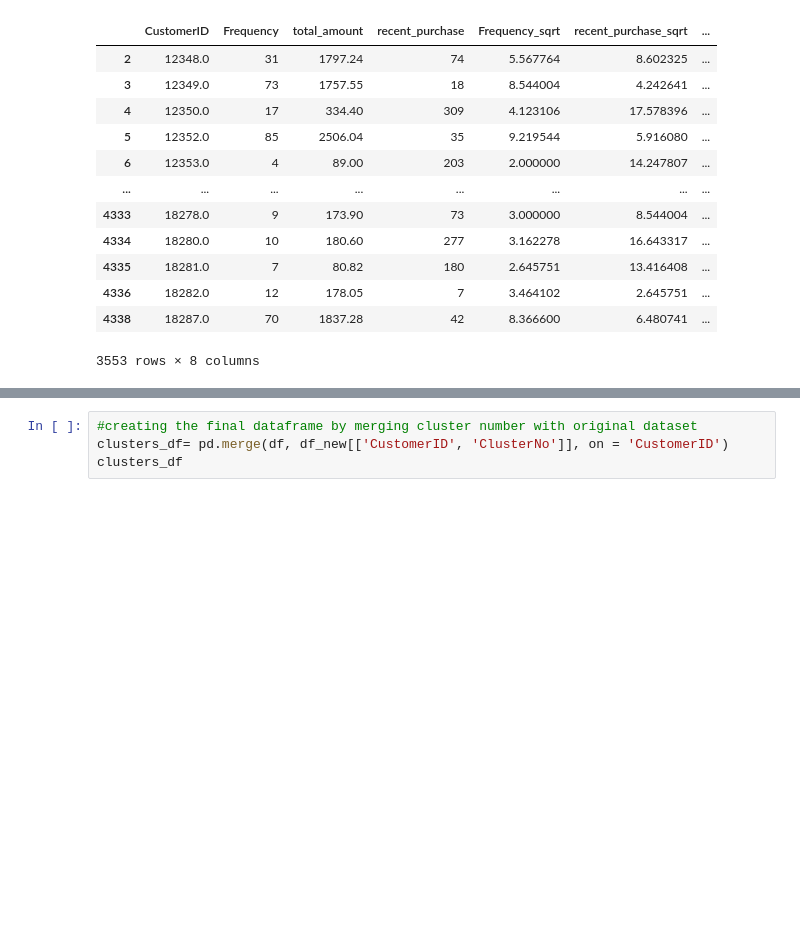
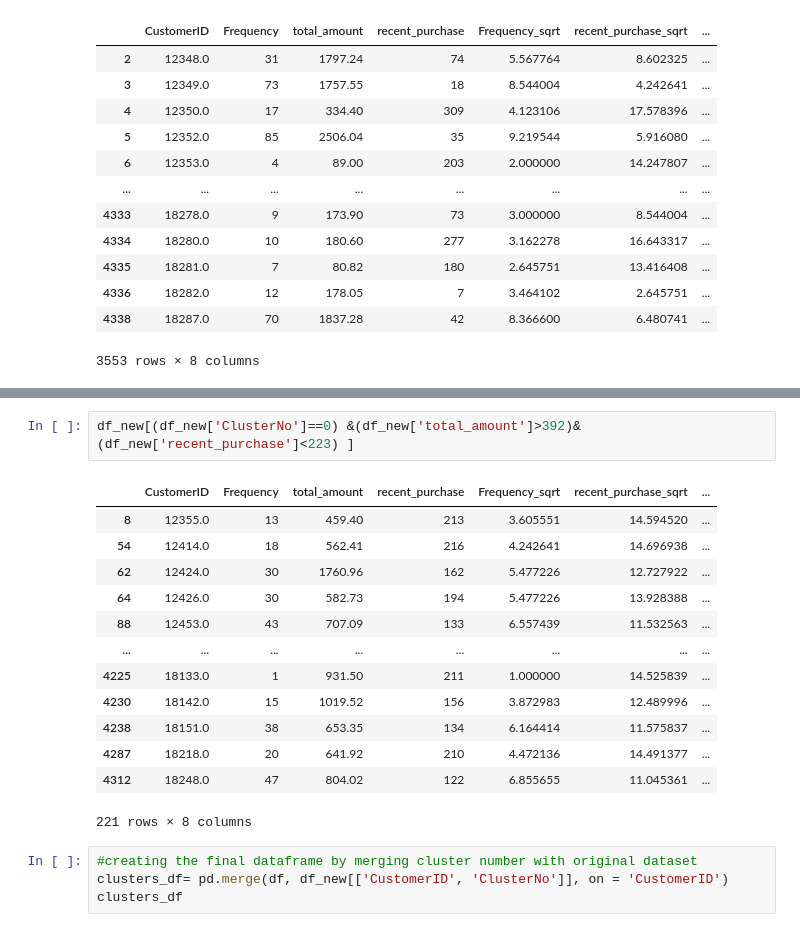
Before and after one commit to shreesha2304/Online-Retail-Customer-Segmentation, a Jupyter notebook: Online_Retail_Customer_Segmentation_Capstone_Project.ipynb, the cells around one changed output, grey strips where cells are left out. Drawn from its saved outputs; the diff is of its cells as text; blank space fills up the shorter version.

```diff
--- a/Online_Retail_Customer_Segmentation_Capstone_Project.ipynb
+++ b/Online_Retail_Customer_Segmentation_Capstone_Project.ipynb
@@ -734,3 +764,19 @@ df_new.groupby('ClusterNo').agg({
+# %%
+df_new[(df_new['ClusterNo']==0) &(df_new['total_amount']>392)&(df_new['recent_purchase']<223) ]
+# %% [output]
+|  | CustomerID | Frequency | total_amount | recent_purchase | Frequency_sqrt | recent_purchase_sqrt | ... |
+| 8 | 12355.0 | 13 | 459.40 | 213 | 3.605551 | 14.594520 | ... |
+| 54 | 12414.0 | 18 | 562.41 | 216 | 4.242641 | 14.696938 | ... |
+| 62 | 12424.0 | 30 | 1760.96 | 162 | 5.477226 | 12.727922 | ... |
+| 64 | 12426.0 | 30 | 582.73 | 194 | 5.477226 | 13.928388 | ... |
+| 88 | 12453.0 | 43 | 707.09 | 133 | 6.557439 | 11.532563 | ... |
+| ... | ... | ... | ... | ... | ... | ... | ... |
+| 4225 | 18133.0 | 1 | 931.50 | 211 | 1.000000 | 14.525839 | ... |
+| 4230 | 18142.0 | 15 | 1019.52 | 156 | 3.872983 | 12.489996 | ... |
+| 4238 | 18151.0 | 38 | 653.35 | 134 | 6.164414 | 11.575837 | ... |
+| 4287 | 18218.0 | 20 | 641.92 | 210 | 4.472136 | 14.491377 | ... |
+| 4312 | 18248.0 | 47 | 804.02 | 122 | 6.855655 | 11.045361 | ... |
+221 rows × 8 columns
 # %%
 #creating the final dataframe by merging cluster number with original dataset
 clusters_df= pd.merge(df, df_new[['CustomerID', 'ClusterNo']], on = 'CustomerID')
```
Also changed, not shown: parts of 12 cells of this notebook.
